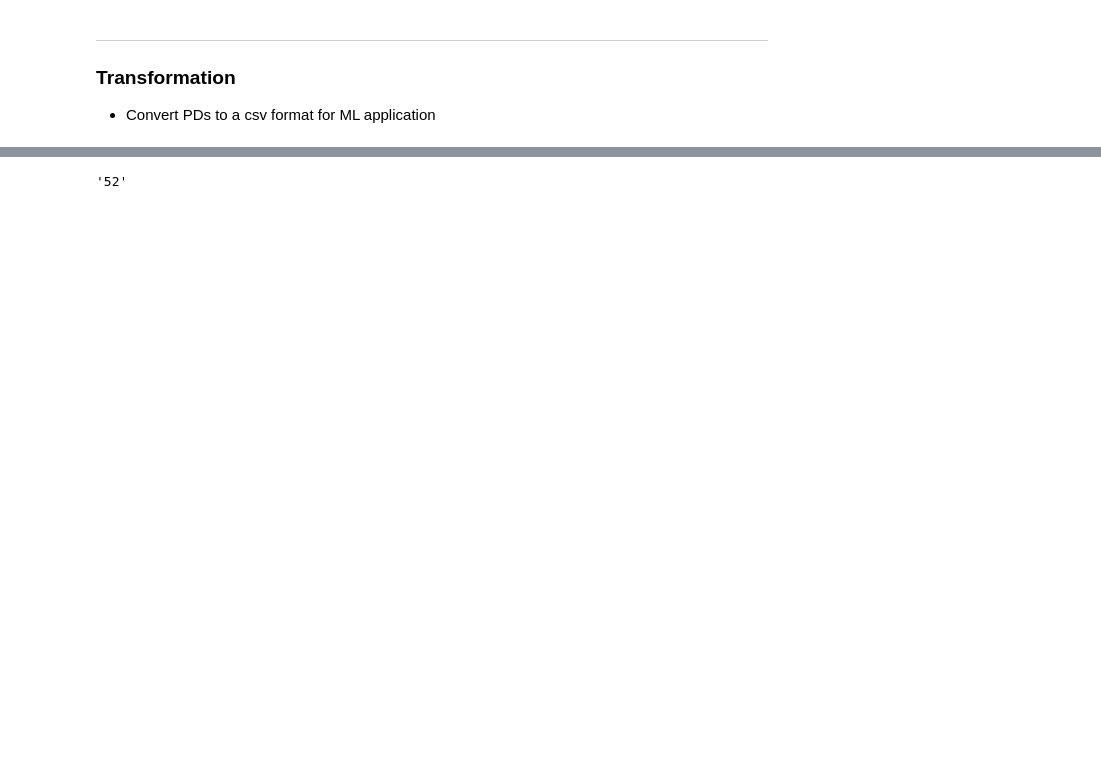
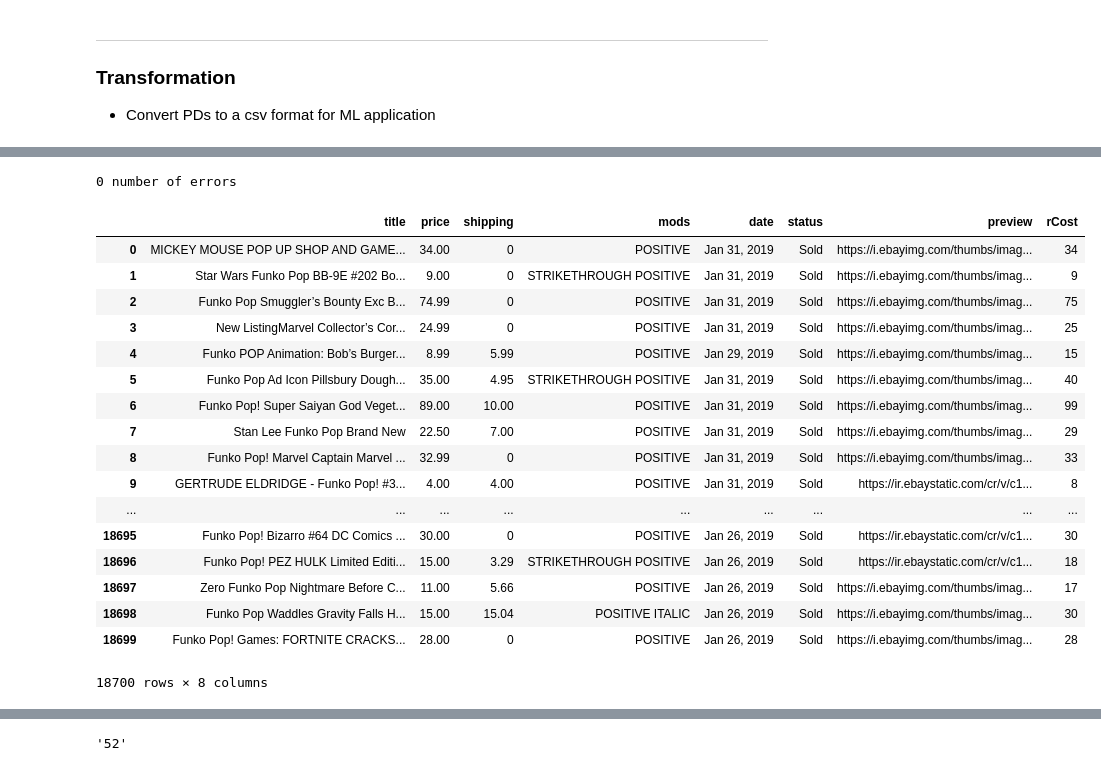
Before and after one commit to kychien/Funko_POP_analysis, a Jupyter notebook: ETL/E-Bay_Scraper.ipynb, the cells around one changed output, grey strips where cells are left out. Drawn from its saved outputs; the diff is of its cells as text; code cells hidden in the pictures; blank space fills up the shorter version.

Commit message:
Scrape until e-bay limit with cleanup

```diff
--- a/ETL/E-Bay_Scraper.ipynb
+++ b/ETL/E-Bay_Scraper.ipynb
@@ -154,2 +40,6 @@ for bs_link in bs_links:
 # %%
 # <h1 class="srp-controls__count-heading">326,828 results</h1>
+html = browser.html
+bs = BeautifulSoup(html, 'html.parser')
+srch_rslt = ''.join(bs.find_all('h1')[0].get_text().split()[0].split(','))
+print(srch_rslt)
@@ -210,3 +227,9 @@ browser.find_by_tag('a')[391].click()
 ---
 ### Transformation
 - Convert PDs to a csv format for ML application
+# %%
+# Function to convert gross strings into numbers
+def stripUSD(amount):
+    if (amount.lower() == 'free'):
+        return '0'
+    return ''.join(amount.split(' ')[0].replace('+', '').replace('$', '').split(','))
@@ -212,0 +318,3 @@ browser.find_by_tag('a')[391].click()
+# %%
+for row in auctions['price'].unique():
+    print(row.split(' ')[0])
@@ -212,0 +339,49 @@ browser.find_by_tag('a')[391].click()
+# %%
+e = 0
+catches = 0
+rPrice = []
+rShip = []
+for row in auctions['price']:
+    try:
+        rPrice.append(round(float(row)))
+    except:
+        catches = catches + 1
+        print(f'Error {catches} at row {e} on {row}')
+
+    e = e+1
+
+catches = 0
+e = 0
+for row in auctions['shipping']:
+    try:
+        rPrice[e] = rPrice[e] + (round(float(row)))
+    except:
+        catches = catches + 1
+        print(f'Error {catches} at row {e} on {row}')
+
+    e = e+1
+print(f'{catches} number of errors')
+# %% [output]
+0 number of errors
+# %%
+auctions['rCost'] = rPrice
+auctions
+# %% [output]
+|  | title | price | shipping | mods | date | status | preview | rCost |
+| 0 | MICKEY MOUSE POP UP SHOP AND GAME... | 34.00 | 0 | POSITIVE | Jan 31, 2019 | Sold | https://i.ebayimg.com/thumbs/imag... | 34 |
+| 1 | Star Wars Funko Pop BB-9E #202 Bo... | 9.00 | 0 | STRIKETHROUGH POSITIVE | Jan 31, 2019 | Sold | https://i.ebayimg.com/thumbs/imag... | 9 |
+| 2 | Funko Pop Smuggler’s Bounty Exc B... | 74.99 | 0 | POSITIVE | Jan 31, 2019 | Sold | https://i.ebayimg.com/thumbs/imag... | 75 |
+| 3 | New ListingMarvel Collector’s Cor... | 24.99 | 0 | POSITIVE | Jan 31, 2019 | Sold | https://i.ebayimg.com/thumbs/imag... | 25 |
+| 4 | Funko POP Animation: Bob’s Burger... | 8.99 | 5.99 | POSITIVE | Jan 29, 2019 | Sold | https://i.ebayimg.com/thumbs/imag... | 15 |
+| 5 | Funko Pop Ad Icon Pillsbury Dough... | 35.00 | 4.95 | STRIKETHROUGH POSITIVE | Jan 31, 2019 | Sold | https://i.ebayimg.com/thumbs/imag... | 40 |
+| 6 | Funko Pop! Super Saiyan God Veget... | 89.00 | 10.00 | POSITIVE | Jan 31, 2019 | Sold | https://i.ebayimg.com/thumbs/imag... | 99 |
+| 7 | Stan Lee Funko Pop Brand New | 22.50 | 7.00 | POSITIVE | Jan 31, 2019 | Sold | https://i.ebayimg.com/thumbs/imag... | 29 |
+| 8 | Funko Pop! Marvel Captain Marvel ... | 32.99 | 0 | POSITIVE | Jan 31, 2019 | Sold | https://i.ebayimg.com/thumbs/imag... | 33 |
+| 9 | GERTRUDE ELDRIDGE - Funko Pop! #3... | 4.00 | 4.00 | POSITIVE | Jan 31, 2019 | Sold | https://ir.ebaystatic.com/cr/v/c1... | 8 |
+| ... | ... | ... | ... | ... | ... | ... | ... | ... |
+| 18695 | Funko Pop! Bizarro #64 DC Comics ... | 30.00 | 0 | POSITIVE | Jan 26, 2019 | Sold | https://ir.ebaystatic.com/cr/v/c1... | 30 |
+| 18696 | Funko Pop! PEZ HULK Limited Editi... | 15.00 | 3.29 | STRIKETHROUGH POSITIVE | Jan 26, 2019 | Sold | https://ir.ebaystatic.com/cr/v/c1... | 18 |
+| 18697 | Zero Funko Pop Nightmare Before C... | 11.00 | 5.66 | POSITIVE | Jan 26, 2019 | Sold | https://i.ebayimg.com/thumbs/imag... | 17 |
+| 18698 | Funko Pop Waddles Gravity Falls H... | 15.00 | 15.04 | POSITIVE ITALIC | Jan 26, 2019 | Sold | https://i.ebayimg.com/thumbs/imag... | 30 |
+| 18699 | Funko Pop! Games: FORTNITE CRACKS... | 28.00 | 0 | POSITIVE | Jan 26, 2019 | Sold | https://i.ebayimg.com/thumbs/imag... | 28 |
+18700 rows × 8 columns
```
Also changed, not shown: parts of 37 cells of this notebook.
